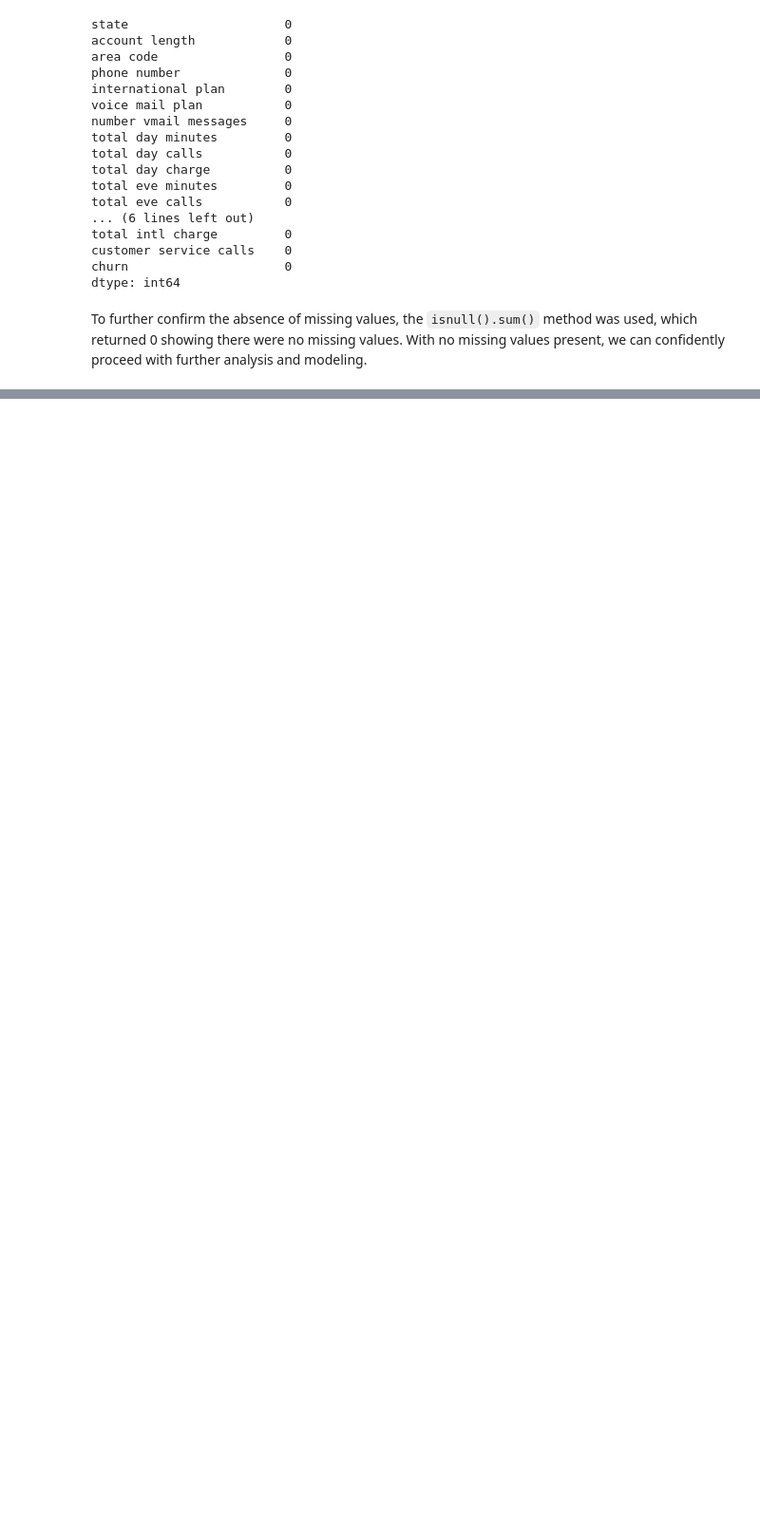
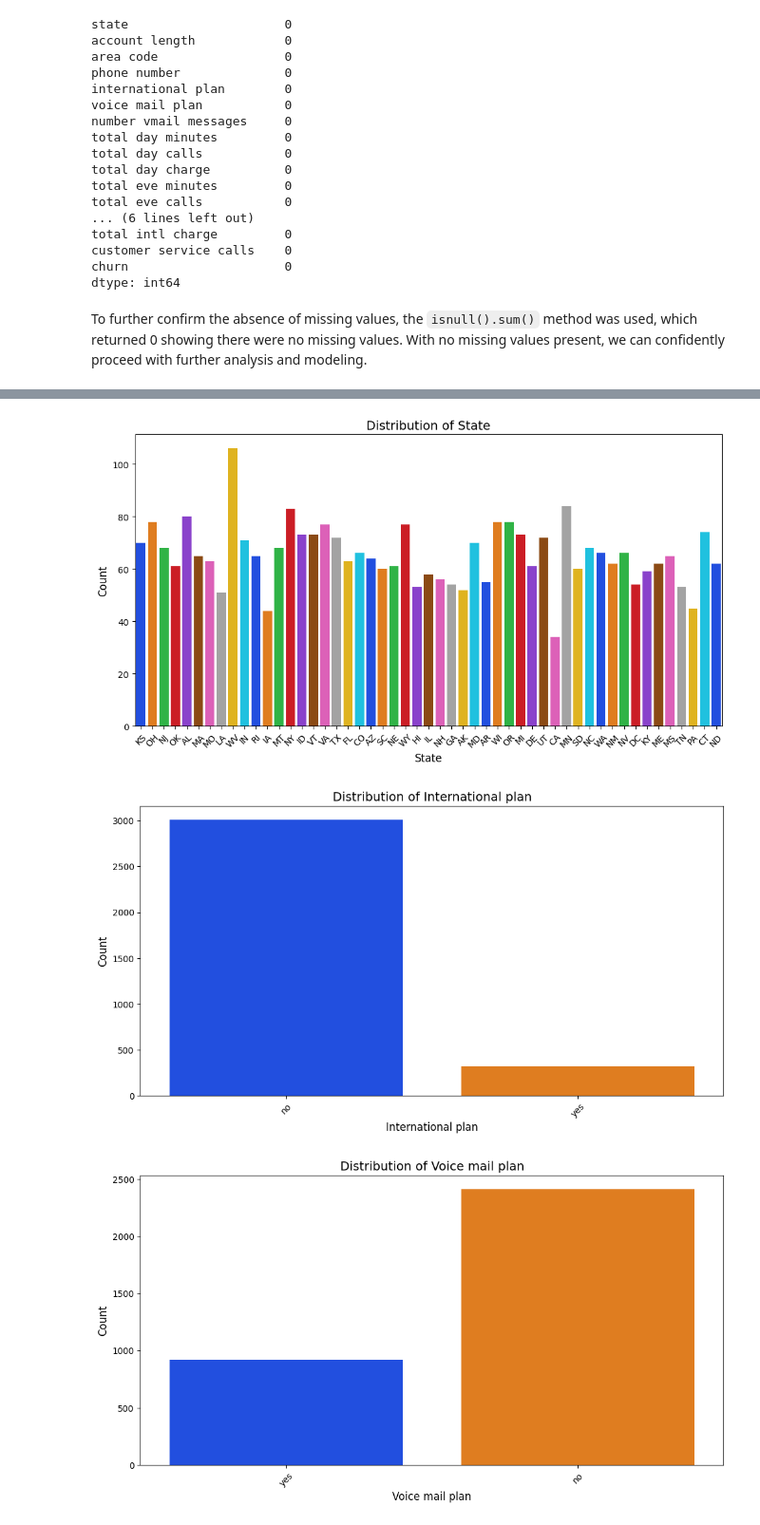
Before and after one commit to yunazzy/SyriaTel-Customer-Churn-Project, a Jupyter notebook: SyriaTel.ipynb, the cells around one changed output, grey strips where cells are left out. Shown at 95% size. Drawn from its saved outputs; the diff is of its cells as text; code cells hidden in the pictures; blank space fills up the shorter version.

```diff
--- a/SyriaTel.ipynb
+++ b/SyriaTel.ipynb
@@ -138,0 +193,20 @@ df.describe()
+# %%
+# Define a vibrant color palette
+vibrant_palette = sns.color_palette("bright")
+
+# Visualize categorical features using count plots
+categorical_features = df.select_dtypes(include=['object', 'bool'])
+for column in categorical_features.columns:
+    if column == 'phone number':
+        continue
+    plt.figure(figsize=(12, 6))
+    sns.countplot(data=df, x=column, palette=vibrant_palette)
+    plt.title(f'Distribution of {column.capitalize()}', fontsize=14)
+    plt.xlabel(column.capitalize(), fontsize=12)
+    plt.ylabel('Count', fontsize=12)
+    plt.xticks(rotation=45)
+    plt.show()
+# %% [output]
+[figure, added]
+[figure, added]
+[figure, added]
```
Also changed, not shown: parts of 29 cells of this notebook, 5 other files.
